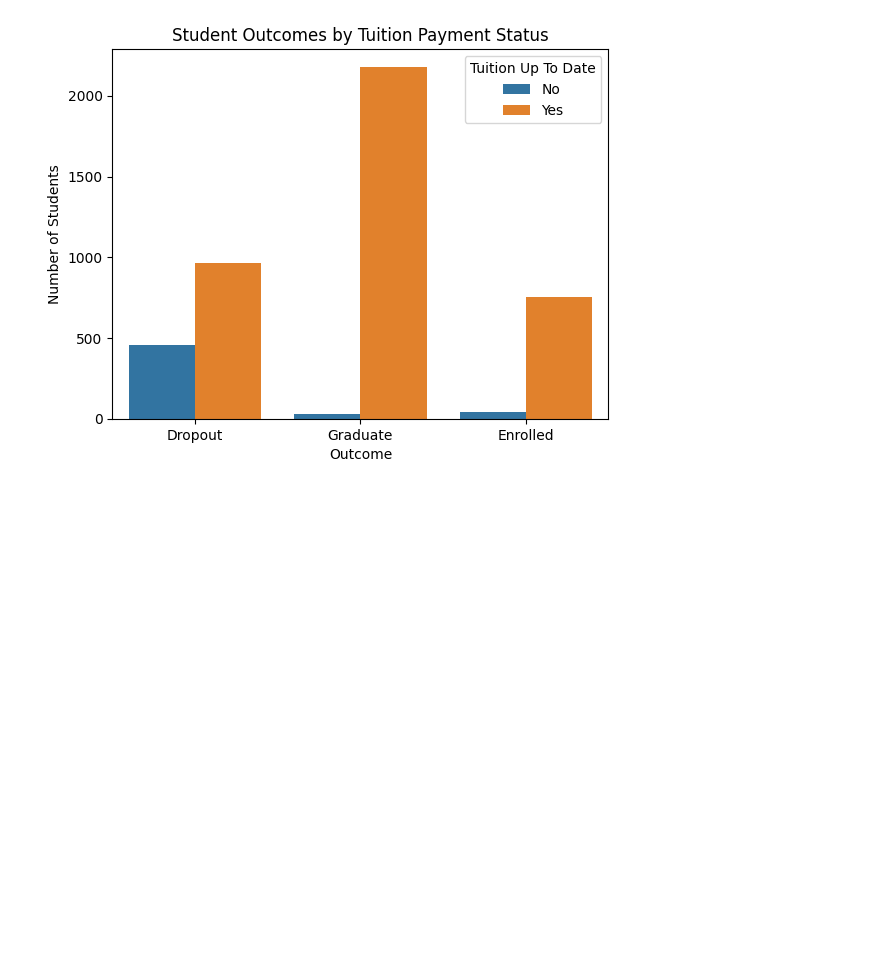
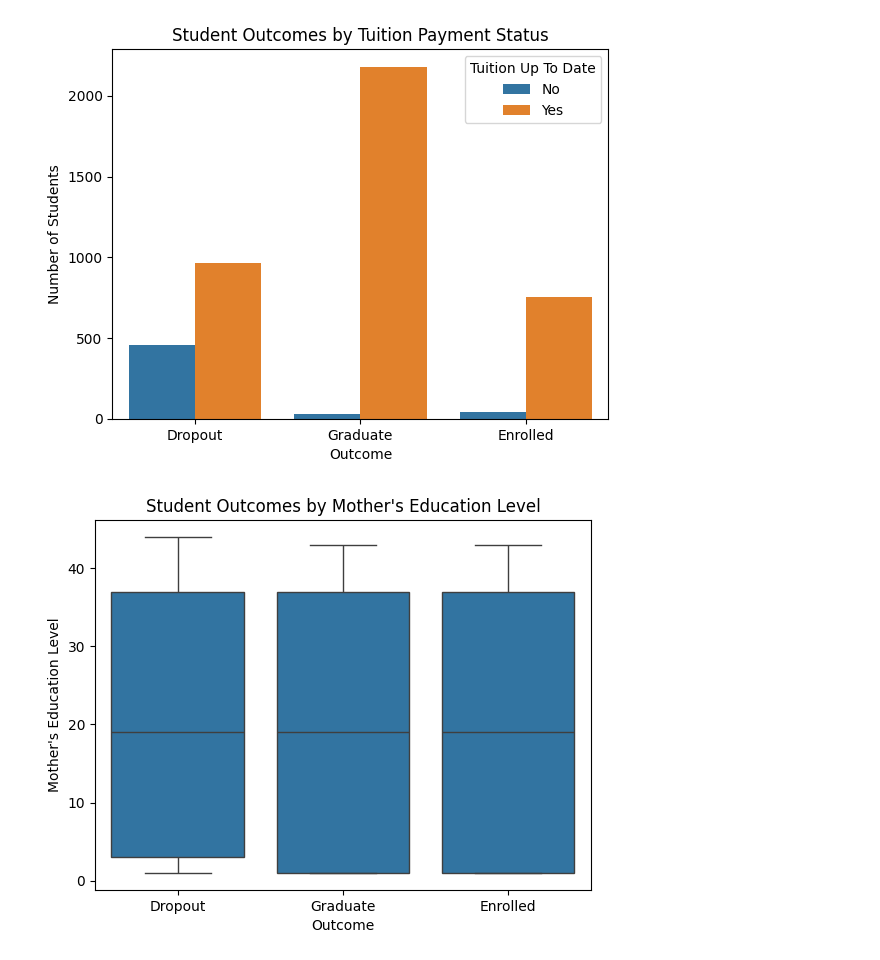
Before and after one commit to RonKar17/data-analytics-project-utk, a Jupyter notebook: notebooks/exploration.ipynb, the cells around one changed output. Drawn from its saved outputs; the diff is of its cells as text; code cells hidden in the pictures; blank space fills up the shorter version.

```diff
--- a/notebooks/exploration.ipynb
+++ b/notebooks/exploration.ipynb
@@ -264,3 +264,11 @@ plt.legend(title='Tuition Up To Date', labels=['No', 'Yes'])
 plt.show()
 # %% [output]
 [figure]
+# %%
+sns.boxplot(data=df, x='Target', y="Mother's qualification")
+plt.title("Student Outcomes by Mother's Education Level")
+plt.xlabel('Outcome')
+plt.ylabel("Mother's Education Level")
+plt.show()
+# %% [output]
+[figure, added]
```
Also changed, not shown: parts of 1 cell of this notebook.
